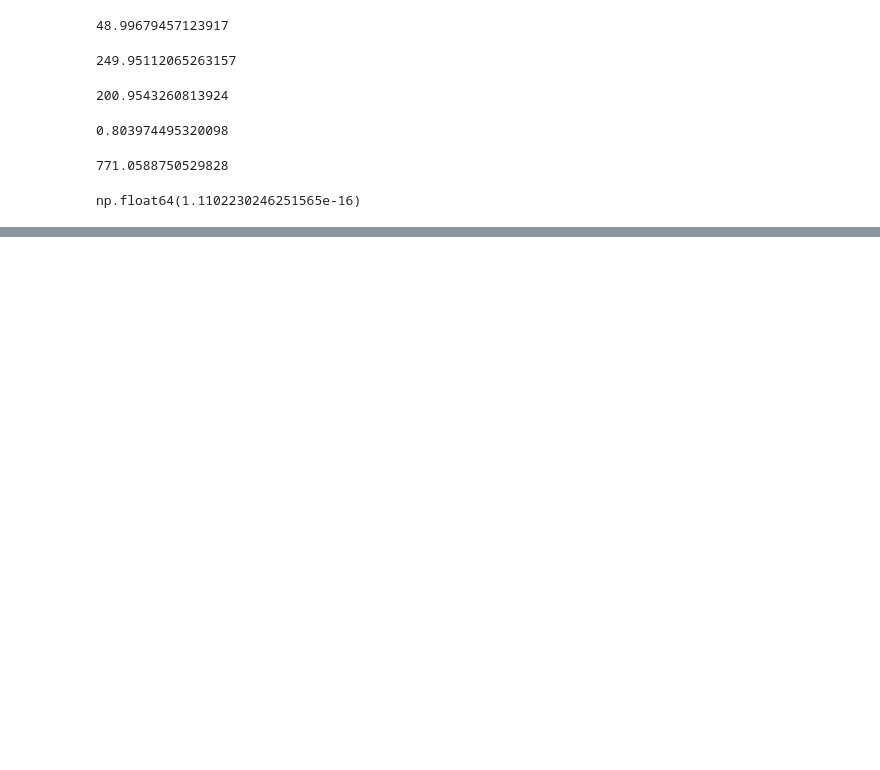
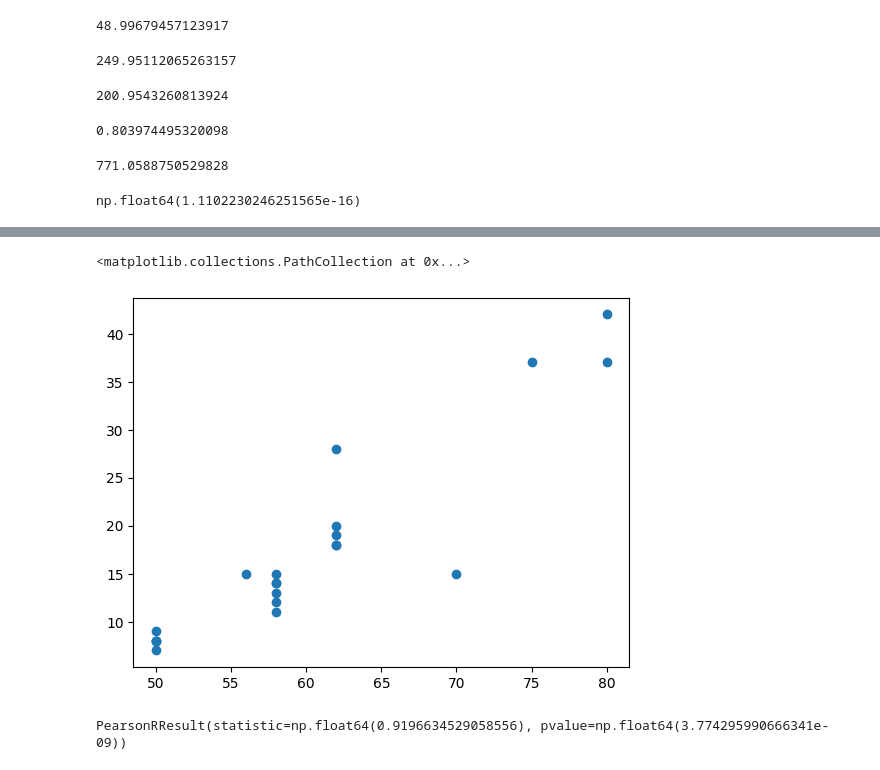
Before and after one commit to devdatta1429/BDA_Assignments, a Jupyter notebook: PML/Day_16_03_06.ipynb, the cells around one changed output, grey strips where cells are left out. Drawn from its saved outputs; the diff is of its cells as text; code cells hidden in the pictures; blank space fills up the shorter version.

```diff
--- a/PML/Day_16_03_06.ipynb
+++ b/PML/Day_16_03_06.ipynb
@@ -286,0 +335,2 @@ np.float64(1.1102230246251565e-16)
+# %%
+df = pd.read_excel('/content/drive/MyDrive/CDAC/CDAC_DataBook.xlsx' , sheet_name = 'stackloss')
@@ -286,0 +346,9 @@ np.float64(1.1102230246251565e-16)
+# %%
+plt.scatter(df.AirFlow, df.StackLoss)
+# %% [output]
+<matplotlib.collections.PathCollection at 0x...>
+[figure, added]
+# %%
+scipy.stats.pearsonr(df.AirFlow , df.StackLoss)
+# %% [output]
+PearsonRResult(statistic=np.float64(0.9196634529058556), pvalue=np.float64(3.774295990666341e-09))
```
Also changed, not shown: parts of 22 cells of this notebook.
